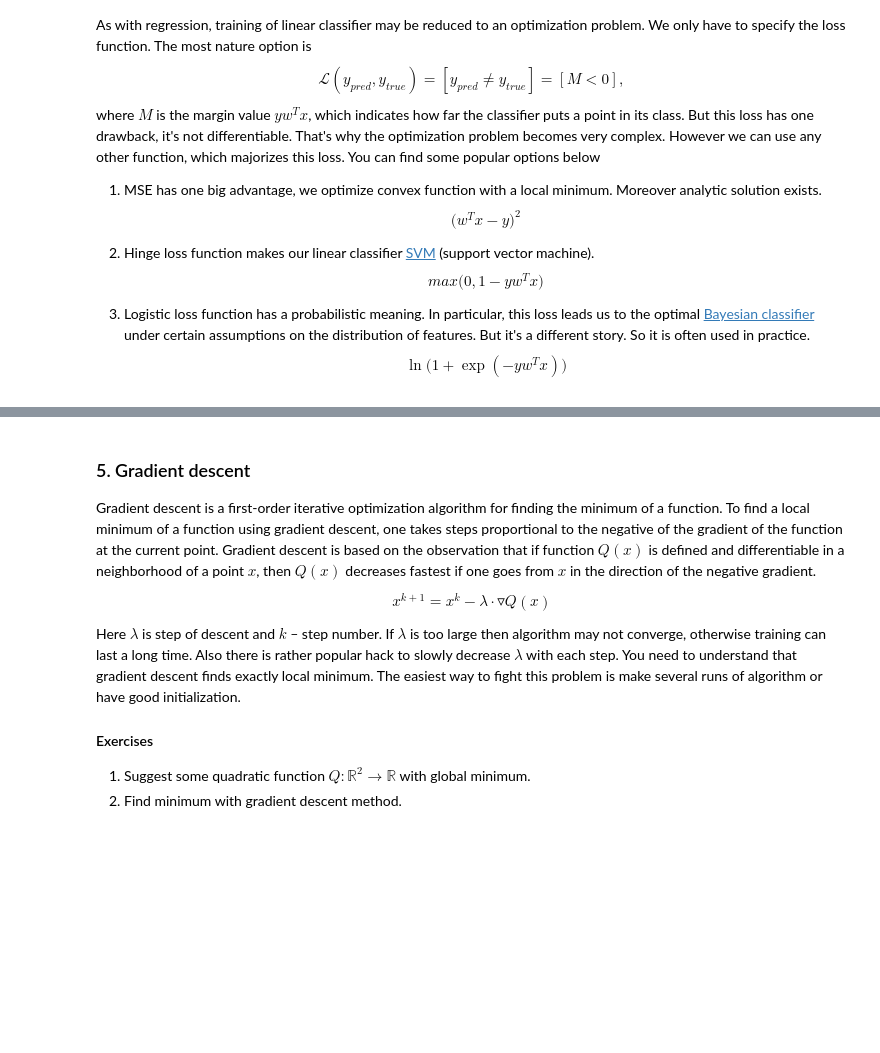
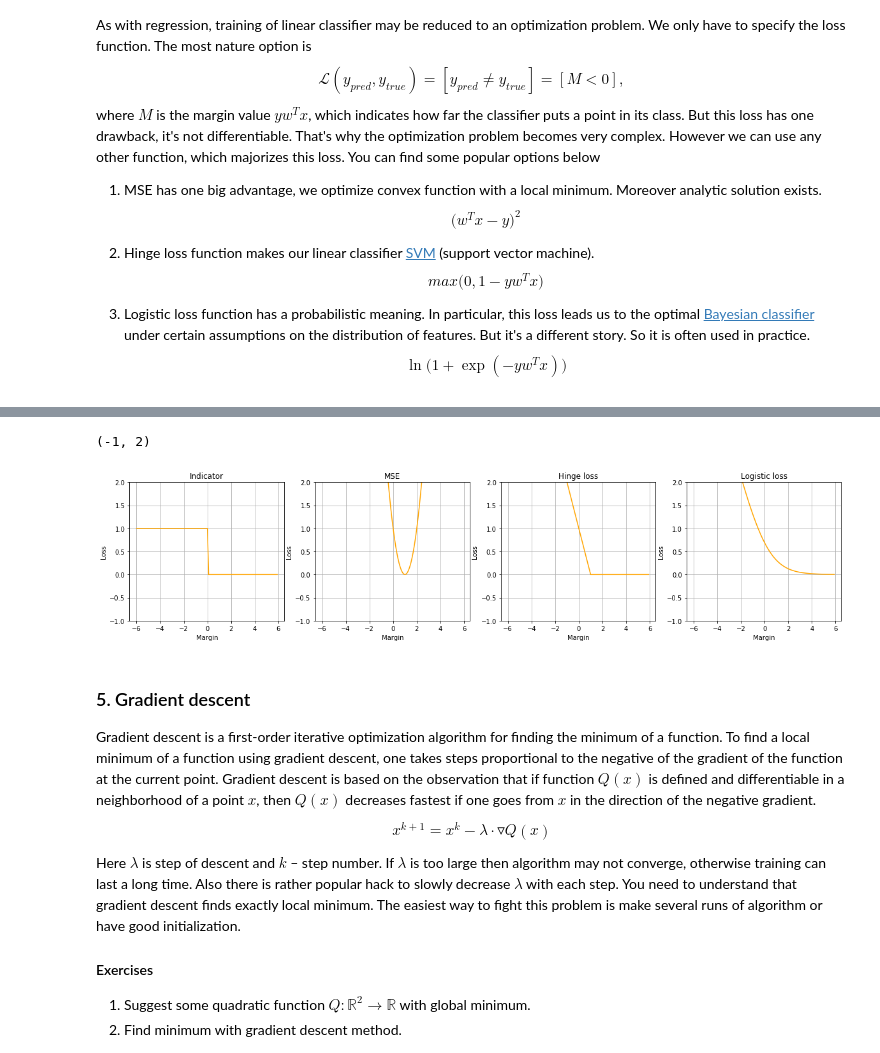
Before and after one commit to puhsu/renju, a Jupyter notebook: labs/lab-1.ipynb, the cells around one changed output, grey strips where cells are left out. Cells and saved outputs as stored; diff of their text form; code cells hidden in the pictures; blank space fills up the shorter version.

```diff
--- a/labs/lab-1.ipynb
+++ b/labs/lab-1.ipynb
@@ -173,3 +219,42 @@ $$\arg\min_{w}Q(w) = \arg\min_{w} \sum_{x, y} \ln \big(1 + \exp(-yw^Tx )) \big)$
+# %%
+M = np.arange(-6, 6, .1)
+
+plt.figure(2, figsize=(20, 4))
+
+plt.subplot(141)
+plt.plot(M, M < 0, color='orange')
+plt.grid(True)
+plt.xlabel('Margin')
+plt.ylabel('Loss')
+plt.title('Indicator')
+plt.ylim(-1,2)
+
+plt.subplot(142)
+plt.plot(M, (M - 1)**2, color='orange')
+plt.grid(True)
+plt.xlabel('Margin')
+plt.ylabel('Loss')
+plt.title('MSE')
+plt.ylim(-1,2)
+
+plt.subplot(143)
+plt.plot(M, np.maximum(0, 1 - M), color='orange')
+plt.grid(True)
+plt.xlabel('Margin')
+plt.ylabel('Loss')
+plt.title('Hinge loss')
+plt.ylim(-1,2)
+
+plt.subplot(144)
+plt.plot(M, np.log(1 + np.exp(-M)), color='orange')
+plt.grid(True)
+plt.xlabel('Margin')
+plt.ylabel('Loss')
+plt.title('Logistic loss')
+plt.ylim(-1,2)
+# %% [output]
+(-1, 2)
+[figure, added]
 # %% [markdown]
 ### 5. Gradient descent
 Gradient descent is a first-order iterative optimization algorithm for finding the minimum of a function. To find a local minimum of a function using gradient descent, one takes steps proportional to the negative of the gradient of the function at the current point. Gradient descent is based on the observation that if function $Q(x)$ is defined and differentiable in a neighborhood of a point $x$, then $Q(x)$ decreases fastest if one goes from $x$  in the direction of the negative gradient.
```
Also changed, not shown: parts of 3 cells of this notebook.
